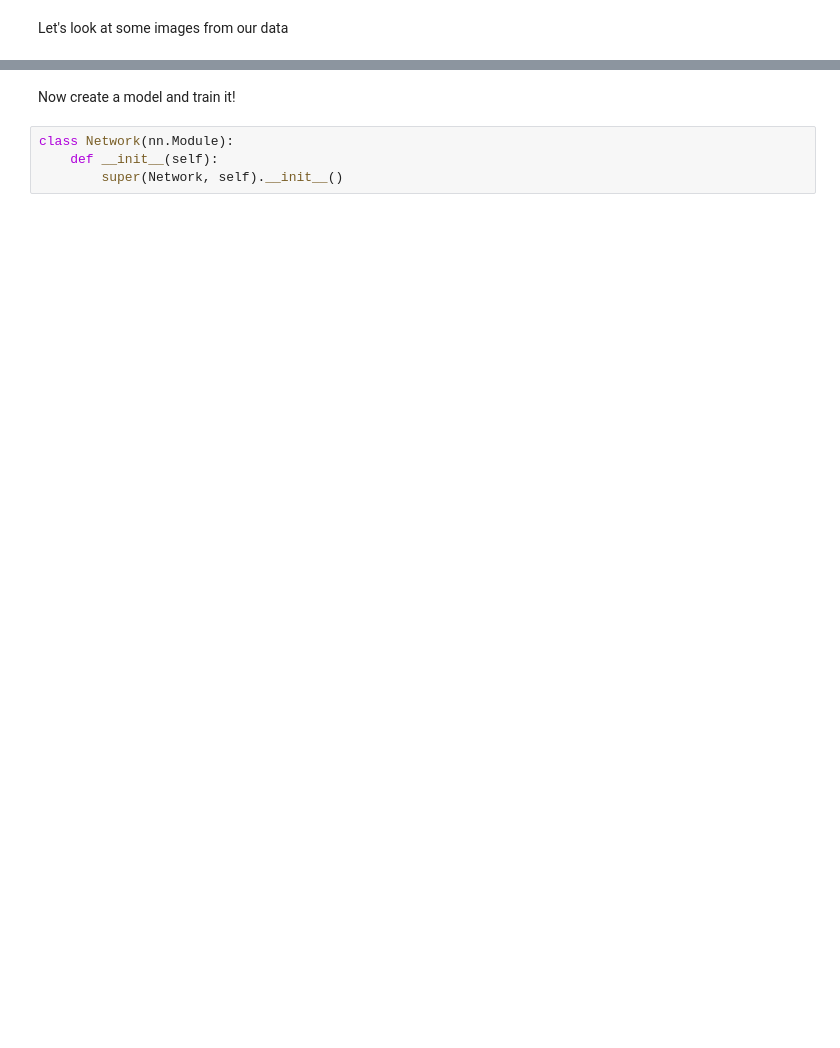
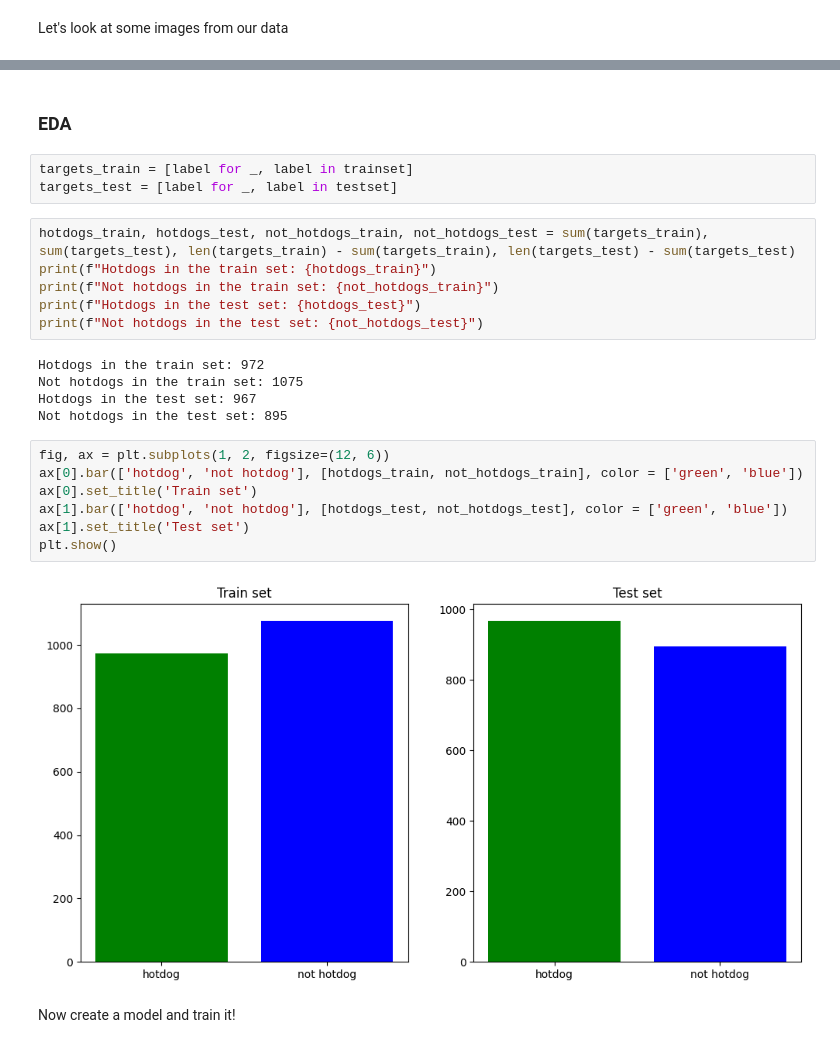
Before and after one commit to GermanButtiero/hotdogs, a Jupyter notebook: IDLCV_Exercise_1_4_hotdog.ipynb, the cells around one changed output, grey strips where cells are left out. Drawn from its saved outputs; the diff is of its cells as text; blank space fills up the shorter version.

```diff
--- a/IDLCV_Exercise_1_4_hotdog.ipynb
+++ b/IDLCV_Exercise_1_4_hotdog.ipynb
@@ -82,6 +83,27 @@ for i in range(21):
+# %% [markdown]
+### EDA
+# %%
+targets_train = [label for _, label in trainset]
+targets_test = [label for _, label in testset]
+# %%
+hotdogs_train, hotdogs_test, not_hotdogs_train, not_hotdogs_test = sum(targets_train), sum(targets_test), len(targets_train) - sum(targets_train), len(targets_test) - sum(targets_test)
+print(f"Hotdogs in the train set: {hotdogs_train}")
+print(f"Not hotdogs in the train set: {not_hotdogs_train}")
+print(f"Hotdogs in the test set: {hotdogs_test}")
+print(f"Not hotdogs in the test set: {not_hotdogs_test}")
+# %% [output]
+Hotdogs in the train set: 972
+Not hotdogs in the train set: 1075
+Hotdogs in the test set: 967
+Not hotdogs in the test set: 895
+# %%
+fig, ax = plt.subplots(1, 2, figsize=(12, 6))
+ax[0].bar(['hotdog', 'not hotdog'], [hotdogs_train, not_hotdogs_train], color = ['green', 'blue'])
+ax[0].set_title('Train set')
+ax[1].bar(['hotdog', 'not hotdog'], [hotdogs_test, not_hotdogs_test], color = ['green', 'blue'])
+ax[1].set_title('Test set')
+plt.show()
+# %% [output]
+[figure, added]
 # %% [markdown]
 Now create a model and train it!
-# %%
-class Network(nn.Module):
-    def __init__(self):
-        super(Network, self).__init__()
```
Also changed, not shown: parts of 11 cells of this notebook.
